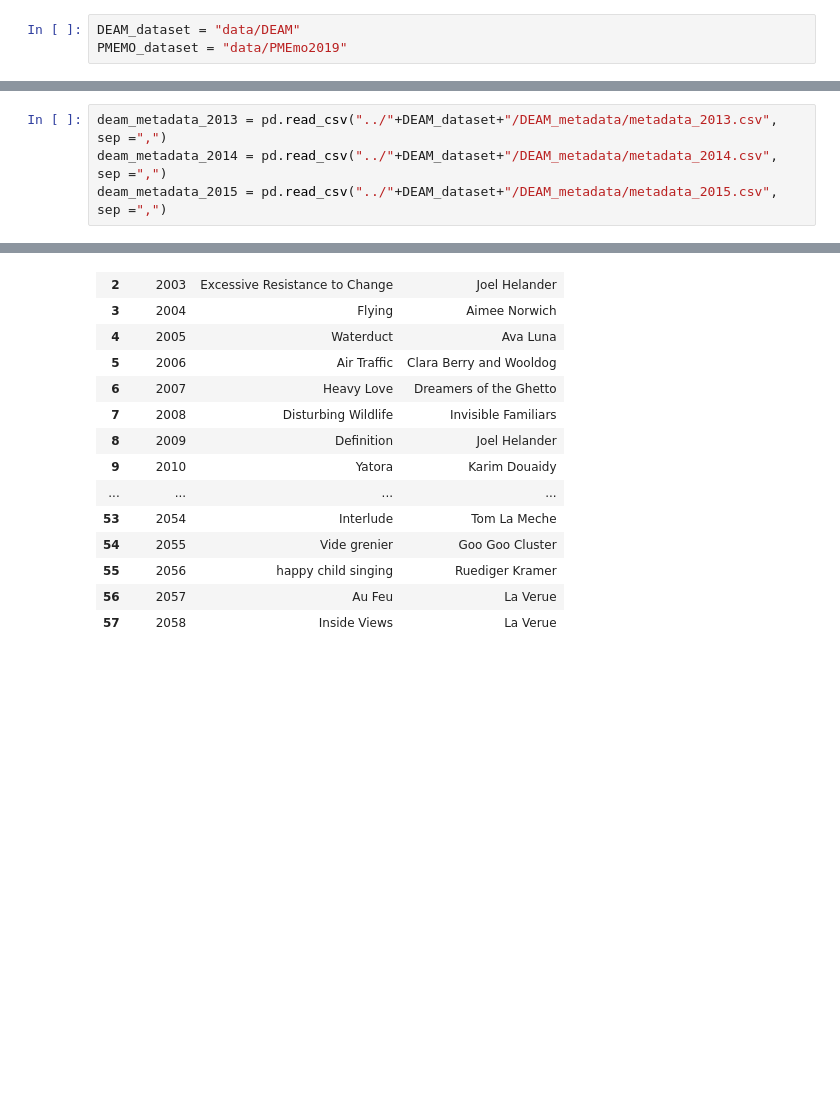
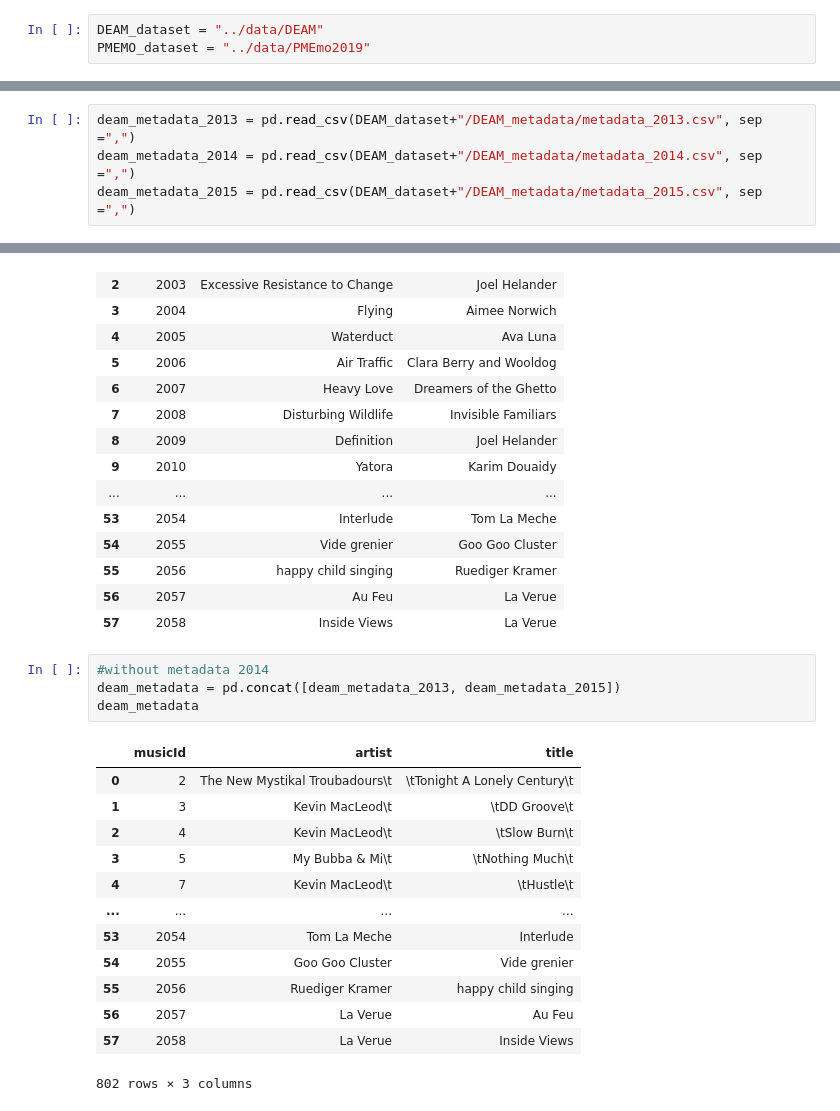
Before and after one commit to lukebella/Recommersion, a Jupyter notebook: data_management/manage_songs.ipynb, the cells around one changed output, grey strips where cells are left out. Cells and saved outputs as stored; diff of their text form; blank space fills up the shorter version.

```diff
--- a/data_management/manage_songs.ipynb
+++ b/data_management/manage_songs.ipynb
@@ -4,8 +4,8 @@ import numpy as np
 import os
 import librosa
 # %%
-DEAM_dataset = "data/DEAM"
-PMEMO_dataset = "data/PMEmo2019"
+DEAM_dataset = "../data/DEAM"
+PMEMO_dataset = "../data/PMEmo2019"
 # %%
 pmemo_annotations = PMEMO_dataset + "/annotations/static_annotations.csv"
 pmemo_songs = PMEMO_dataset + "/chorus"
@@ -83,7 +69,7 @@ pmemo.to_pickle("./data/PMEmo_useful")
 # %%
-deam_metadata_2013 = pd.read_csv("../"+DEAM_dataset+"/DEAM_metadata/metadata_2013.csv", sep =",")
-deam_metadata_2014 = pd.read_csv("../"+DEAM_dataset+"/DEAM_metadata/metadata_2014.csv", sep =",")
-deam_metadata_2015 = pd.read_csv("../"+DEAM_dataset+"/DEAM_metadata/metadata_2015.csv", sep =",")
+deam_metadata_2013 = pd.read_csv(DEAM_dataset+"/DEAM_metadata/metadata_2013.csv", sep =",")
+deam_metadata_2014 = pd.read_csv(DEAM_dataset+"/DEAM_metadata/metadata_2014.csv", sep =",")
+deam_metadata_2015 = pd.read_csv(DEAM_dataset+"/DEAM_metadata/metadata_2015.csv", sep =",")
 # %%
 deam_metadata_2013 = deam_metadata_2013.drop(columns=["start of the segment (min.sec)", "end of the segment (min.sec)", "Genre", "file_name"])\
                                        .rename(columns = {"song_id": "musicId", "Artist" : "artist", "Song title" : "title"})
@@ -129,4 +115,22 @@ deam_metadata_2015
 | 55 | 2056 | happy child singing | Ruediger Kramer |
 | 56 | 2057 | Au Feu | La Verue |
 | 57 | 2058 | Inside Views | La Verue |
+# %%
+#without metadata 2014
+deam_metadata = pd.concat([deam_metadata_2013, deam_metadata_2015])
+deam_metadata
+# %% [output]
+|  | musicId | artist | title |
+| 0 | 2 | The New Mystikal Troubadours\t | \tTonight A Lonely Century\t |
+| 1 | 3 | Kevin MacLeod\t | \tDD Groove\t |
+| 2 | 4 | Kevin MacLeod\t | \tSlow Burn\t |
+| 3 | 5 | My Bubba & Mi\t | \tNothing Much\t |
+| 4 | 7 | Kevin MacLeod\t | \tHustle\t |
+| ... | ... | ... | ... |
+| 53 | 2054 | Tom La Meche | Interlude |
+| 54 | 2055 | Goo Goo Cluster | Vide grenier |
+| 55 | 2056 | Ruediger Kramer | happy child singing |
+| 56 | 2057 | La Verue | Au Feu |
+| 57 | 2058 | La Verue | Inside Views |
+802 rows × 3 columns
 # %%
```
Also changed, not shown: parts of 9 cells of this notebook, 3 other files.
